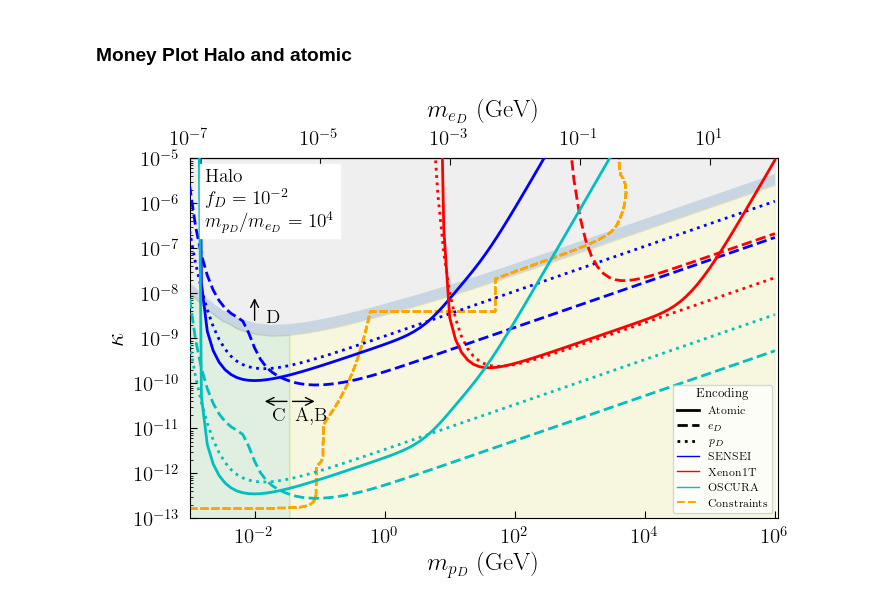
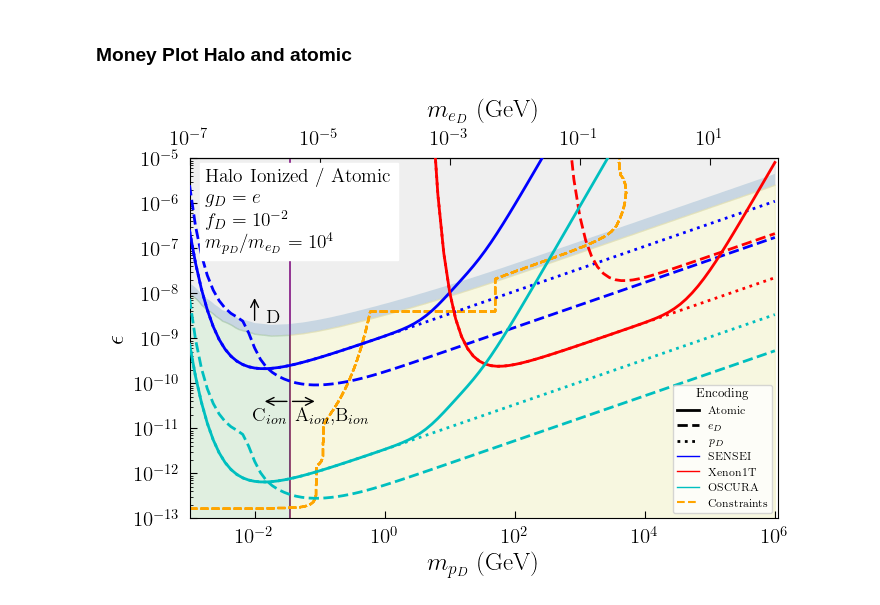
Before and after one commit to Keegan-Humphrey/darkELF-custom, a Jupyter notebook: mystuff/constraint_plots_clean.ipynb, the cells around one changed output. Saved outputs shown, nothing was run; the diff lists cells and outputs as text; code cells hidden in the pictures.

Commit message:
plots to be slightly updated.

```diff
--- a/mystuff/constraint_plots_clean.ipynb
+++ b/mystuff/constraint_plots_clean.ipynb
@@ -1497,8 +1497,9 @@ mX=1.0e8 # specify the dark matter mass (to be updated later)
 
 expSENSEI = 100.72 * 1e-3 / 365 # [kg-yr] SENSEI Snolab exposure from 2312.13342
 
-# vs_list = [{"v0kms":220,"vesckms": np.sqrt(43**2 + 11**2),"vekms": 233,"vdist":"disk","fD":0.01,"with_atomic_ff":True}] # all must be positive
-vs_list = [{"v0kms":220,"vesckms": 540,"vekms": 233,"vdist":"halo","fD":0.01,"with_atomic_ff":True}] # all must be positive
+vs_list = [{"v0kms":220,"vesckms": np.sqrt(43**2 + 11**2),"vekms": 233,"vdist":"disk","fD":0.01,"with_atomic_ff":True}] # all must be positive
+# vs_list = [{"v0kms":220,"vesckms": 540,"vekms": 233,"vdist":"halo","fD":0.01,"with_atomic_ff":True}] # all must be positive
+
 
 
 
@@ -1599,12 +1600,13 @@ def get_limit_AFF(target,mX,threshold=-1.0,method="grid",mediator="massless",kcu
     else:
         return 3.0*1.0e-38/(R*exposure) # exposure in kg-year (default 1)
 # %%
-task = ("write","read")[1]
+task = ("write","read")[0]
 
 # test_read = np.array([])
 
 # fname = "lim_massless_SENSEI_exp_atomic_17_6_26"
-fname = "lim_massless_SENSEI_exp_atomic_18_6_26"
+# fname = "lim_massless_SENSEI_exp_atomic_18_6_26"
+fname = "lim_massless_SENSEI_exp_atomic_29_6_26"
 
 if task == "write":
 
@@ -3715,14 +3838,14 @@ for data in datasets_atomic:
 # Vertical reference line
 # ------------------------------------------------------------------
 
-# therm_line = ax.axvline(
-#     therm_val,
-#     color="purple",
-#     lw=1.3,
-#     ls="-",
-#     alpha=0.9,
-#     zorder=1,
-# )
+therm_line = ax.axvline(
+    therm_val,
+    color="purple",
+    lw=1.3,
+    ls="-",
+    alpha=0.9,
+    zorder=1,
+)
 
 # therm_line = ax.axvline(
 #     10**7.20,
@@ -3748,7 +3871,8 @@ ax.set_xlim(xlims)
 ax.set_ylim(ylims)
 
 
-ax.text(1.75e6,3e-7,"Halo \n $f_D=10^{-2}$ \n $m_{p_D}/m_{e_D}=10^4$",fontsize=14,backgroundcolor="white",horizontalalignment="left")
+# ax.text(1.75e6,3e-7,"Halo\n $g_D=e$ \n $f_D=10^{-2}$ \n $m_{p_D}/m_{e_D}=10^4$",fontsize=14,backgroundcolor="white",horizontalalignment="left")
+ax.text(1.75e6,1e-7,"Halo Ionized / Atomic\n $g_D=e$ \n $f_D=10^{-2}$ \n $m_{p_D}/m_{e_D}=10^4$",fontsize=14,backgroundcolor="white",horizontalalignment="left")
 
 
 eVtoGeV = 10**(-9)
@@ -3758,7 +3882,8 @@ ax.xaxis.set_major_formatter(
 
 
 ax.set_xlabel(r"$m_{p_D}$ (GeV)", fontsize=18)
-ax.set_ylabel(r"$\kappa$", fontsize=18)
+# ax.set_ylabel(r"$\kappa$", fontsize=18)
+ax.set_ylabel(r"$\epsilon$", fontsize=18)
 ax.tick_params(direction="in", which="both")
 
 # ax.set_title(r"$\kappa$ constraints, $f_D = 0.01$")
@@ -3887,7 +4012,7 @@ ax.annotate(
     arrowprops=dict(arrowstyle="<-"),
 )
 
-ax.text(0.55 * xpos,1.5e-11,"C",fontsize=14,horizontalalignment="left")
+ax.text(0.9 * xpos,1.5e-11,r"C$_{ion}$",fontsize=14,horizontalalignment="right")
 
 # C region Arrow
 
@@ -3909,7 +4034,7 @@ ax.annotate(
 )
 
 
-ax.text(1.2 * xpos,1.5e-11,"A,B",fontsize=14,horizontalalignment="left")
+ax.text(1.2 * xpos,1.5e-11,r"A$_{ion}$,B$_{ion}$",fontsize=14,horizontalalignment="left")
 
 
 
@@ -4035,32 +4160,32 @@ cosmo_handles = [
 
 
 reference_handles = []
 
 leg2 = ax.legend(
     handles=species_handles + experiment_handles + cosmo_handles,
     title="Encoding",
     fontsize=8,
     title_fontsize=9,
     loc="lower right",
     frameon=True,
 )
 
 # fig.tight_layout()
 # fig.subplots_adjust(wspace=0.3)
 fig.subplots_adjust(
     left=0.13,
     right=0.97,
     bottom=0.15,
     top=0.90,
 )
 
 
 fig.savefig(
-    "plots/for_paper_24_6_26/money_halo.pdf",
+    "plots/for_paper_29_6_26/money_halo.pdf",
     format="pdf",
     bbox_inches="tight",
 )
 
 plt.show()
 # %% [output]
-[figure, old version]
+[figure, new version]
```
Also changed, not shown: parts of 6 cells of this notebook, 6 other files.
